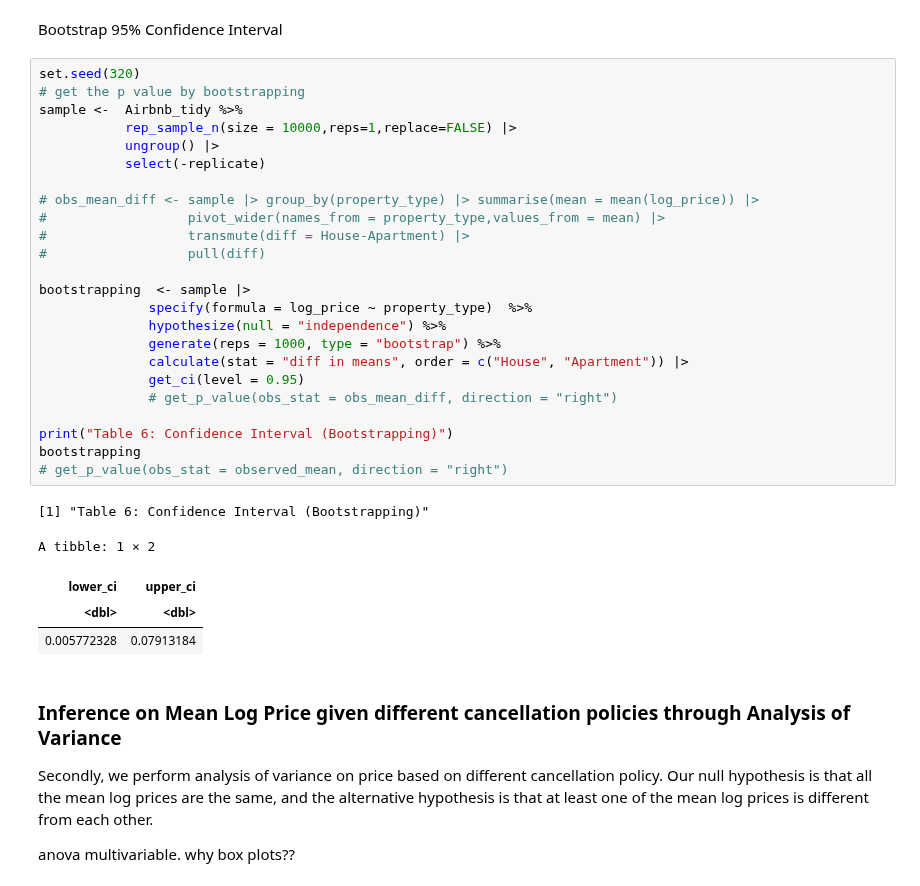
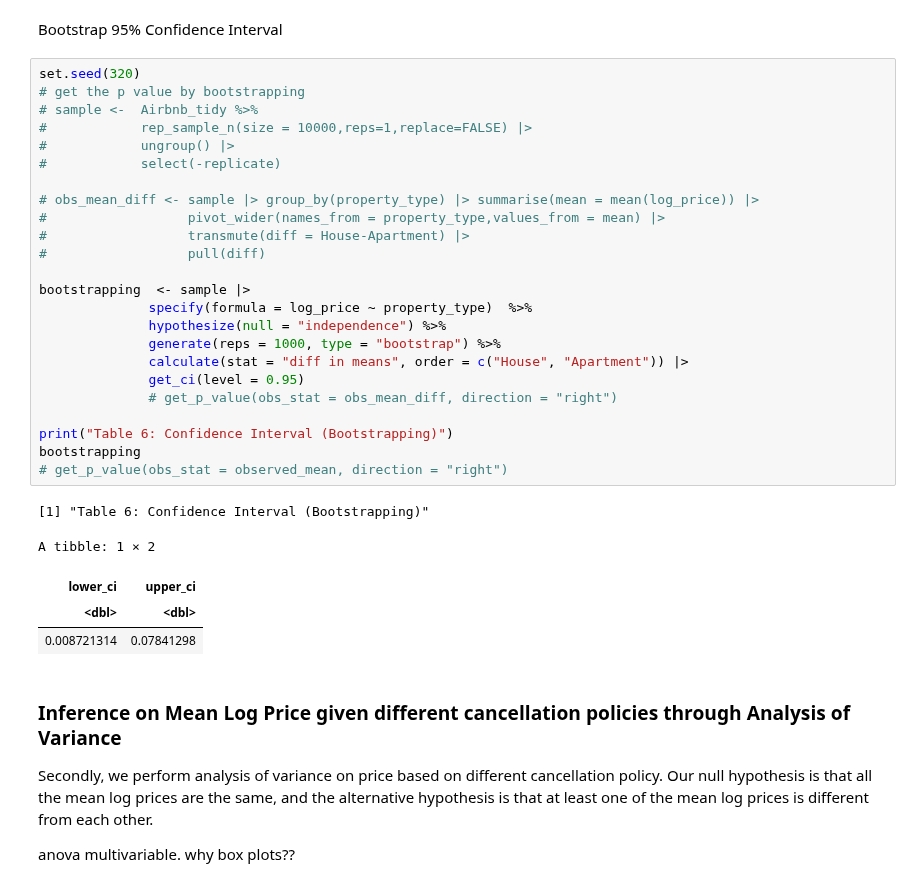
Before and after one commit to takumihoriba/stat201-project, a Jupyter notebook: proposal_final.ipynb, the cells around one changed output. Saved outputs shown, nothing was run; the diff lists cells and outputs as text.

```diff
--- a/proposal_final.ipynb
+++ b/proposal_final.ipynb
@@ -173,33 +176,33 @@ Bootstrap 95% Confidence Interval
 # %%
 set.seed(320)
 # get the p value by bootstrapping
-sample <-  Airbnb_tidy %>%
-           rep_sample_n(size = 10000,reps=1,replace=FALSE) |>
-           ungroup() |>
-           select(-replicate)
+# sample <-  Airbnb_tidy %>%
+#            rep_sample_n(size = 10000,reps=1,replace=FALSE) |>
+#            ungroup() |>
+#            select(-replicate)
 
 # obs_mean_diff <- sample |> group_by(property_type) |> summarise(mean = mean(log_price)) |>
 #                  pivot_wider(names_from = property_type,values_from = mean) |>
 #                  transmute(diff = House-Apartment) |>
 #                  pull(diff)
 
 bootstrapping  <- sample |>
               specify(formula = log_price ~ property_type)  %>%
               hypothesize(null = "independence") %>%
               generate(reps = 1000, type = "bootstrap") %>%
               calculate(stat = "diff in means", order = c("House", "Apartment")) |>
               get_ci(level = 0.95)
               # get_p_value(obs_stat = obs_mean_diff, direction = "right")
 
 print("Table 6: Confidence Interval (Bootstrapping)")
 bootstrapping
 # get_p_value(obs_stat = observed_mean, direction = "right")
 # %% [output]
 [1] "Table 6: Confidence Interval (Bootstrapping)"
 A tibble: 1 × 2
 | lower_ci | upper_ci |
 | <dbl> | <dbl> |
-| 0.005772328 | 0.07913184 |
+| 0.008721314 | 0.07841298 |
 # %% [markdown]
 ### Inference on Mean Log Price given different cancellation policies through Analysis of Variance
 Secondly, we perform analysis of variance on price based on different cancellation policy.
```
Also changed, not shown: parts of 5 cells of this notebook.
